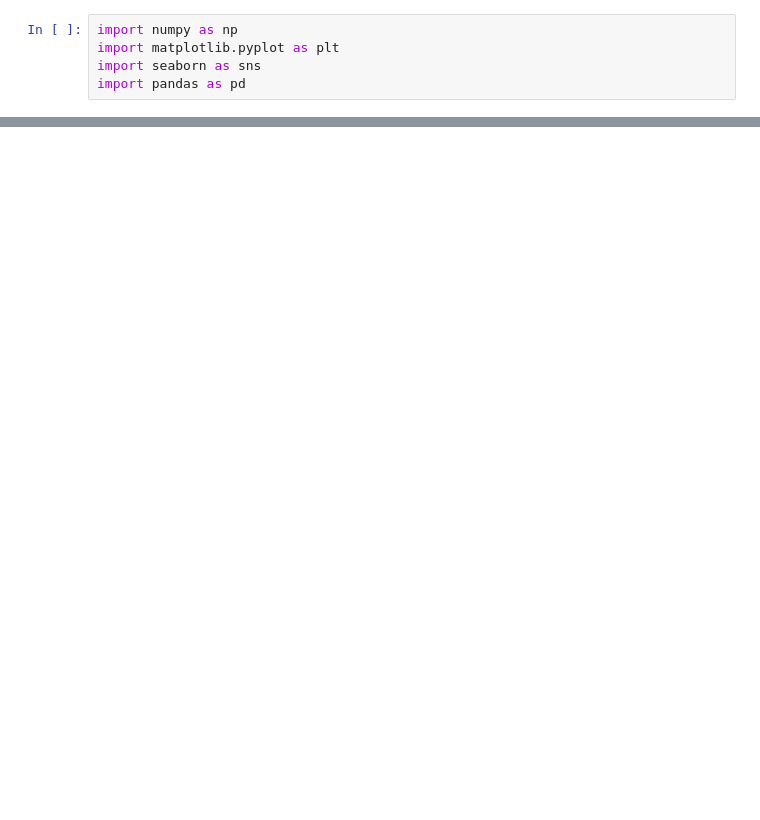
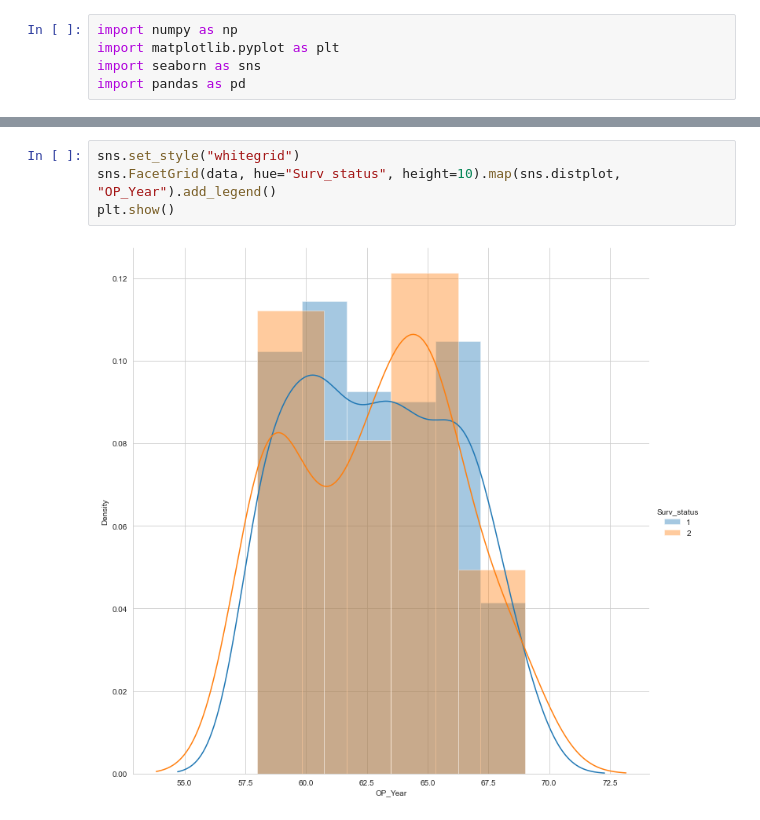
Before and after one commit to zubairfarahi/Data-Analysis, a Jupyter notebook: Haberman/haberman.ipynb, the cells around one changed output, grey strips where cells are left out. Saved outputs shown, nothing was run; the diff lists cells and outputs as text; blank space fills up the shorter version.

```diff
--- a/Haberman/haberman.ipynb
+++ b/Haberman/haberman.ipynb
@@ -20,0 +96,6 @@ Index(['30', '64', '1', '1.1'], dtype='object')
+# %%
+sns.set_style("whitegrid")
+sns.FacetGrid(data, hue="Surv_status", height=10).map(sns.distplot, "OP_Year").add_legend()
+plt.show()
+# %% [output]
+[figure, added]
```
Also changed, not shown: parts of 20 cells of this notebook.
